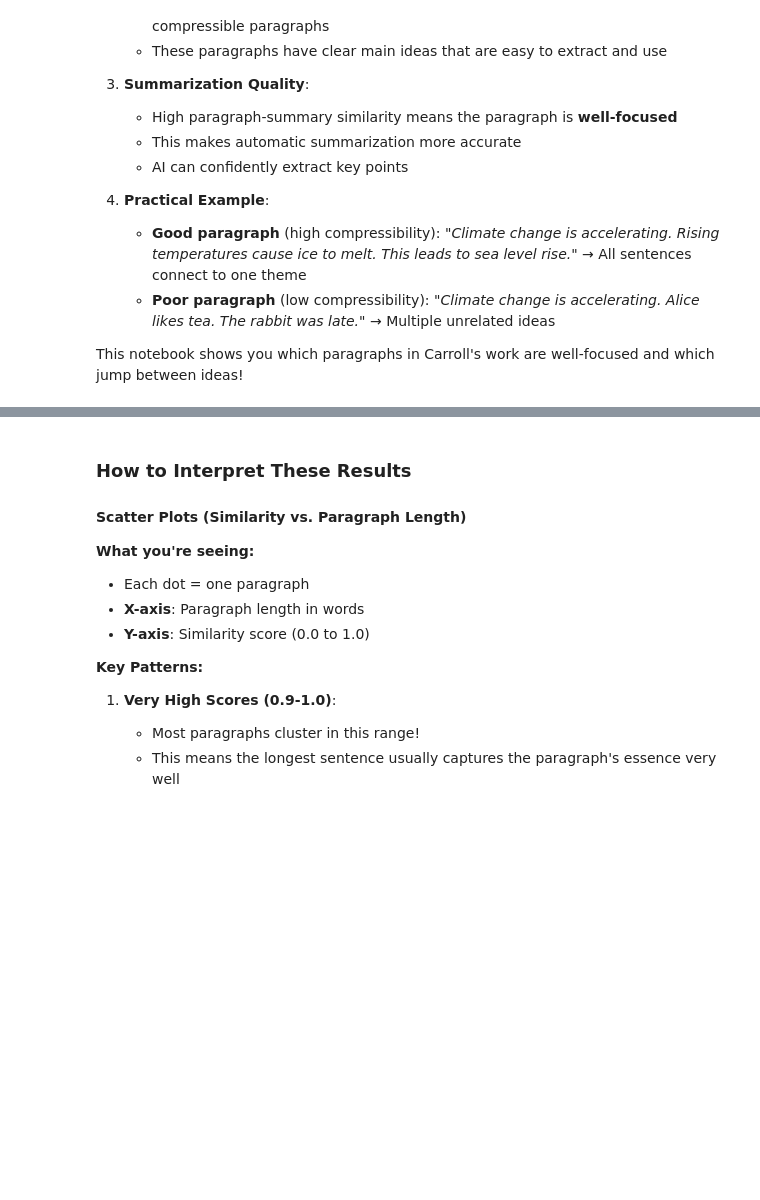
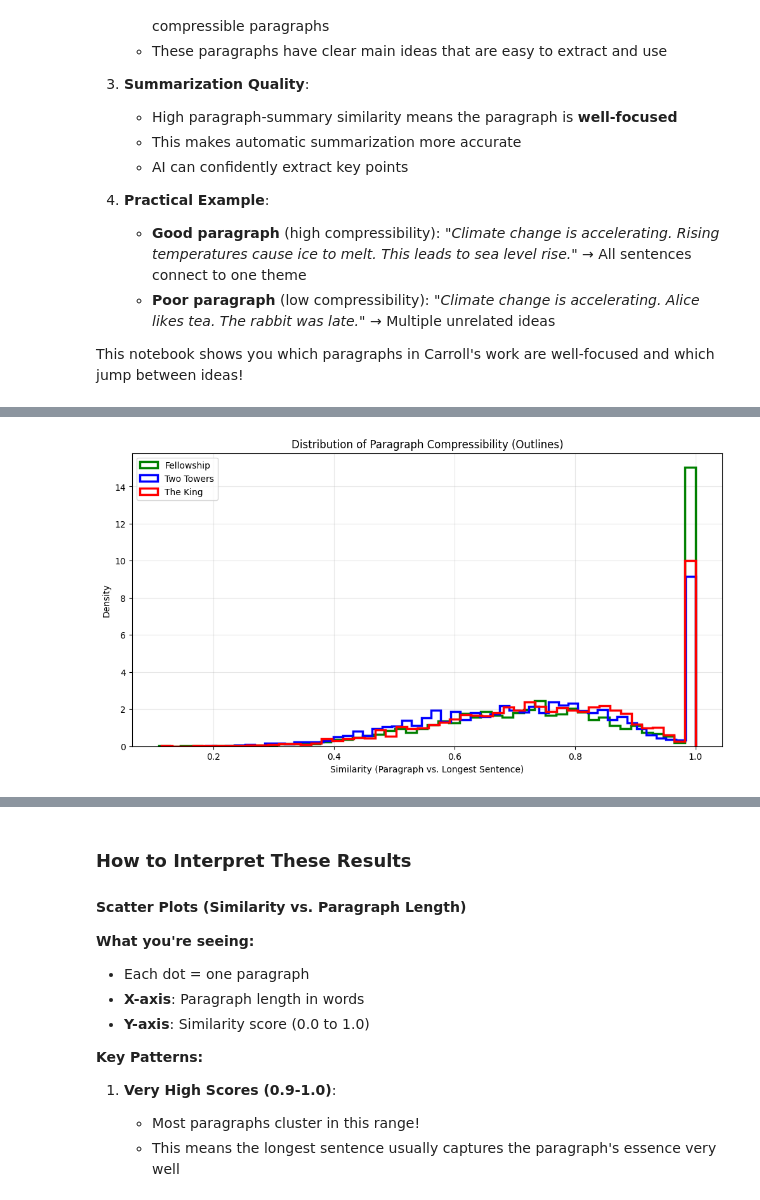
Before and after one commit to Team-DVA/applied-NLP-week4, a Jupyter notebook: notebooks/4_AppliedNLP_Session4_Paragraph_Summary_Similarity.ipynb, the cells around one changed output, grey strips where cells are left out. Cells and saved outputs as stored; diff of their text form; code cells hidden in the pictures; blank space fills up the shorter version.

```diff
--- a/notebooks/4_AppliedNLP_Session4_Paragraph_Summary_Similarity.ipynb
+++ b/notebooks/4_AppliedNLP_Session4_Paragraph_Summary_Similarity.ipynb
@@ -86,10 +86,29 @@ towers_text = load_book('../data/TwoTowers.txt')
 king_text = load_book('../data/TheKing.txt')
 # %%
 # --- 2. Core Logic ---
-def split_into_paragraphs(text: str, min_words: int = 10) -> List[str]:
+def split_into_paragraphs(text: str, min_words: int = 5) -> List[str]:
+    """
+    UNIVERSAL SPLITTER (Patched for 'The King')
+    Forces a split on EVERY newline to handle varying file formats.
+    """
+    # 1. Normalize all newlines to standard \n
     text = text.replace('\r\n', '\n').replace('\r', '\n')
-    raw_paras = re.split(r'\n\s*\n+', text)
-    return [p.strip() for p in raw_paras if len(p.split()) >= min_words]
+
+    # 2. Split on EVERY single newline (Aggressive Mode)
+    # This works for The King (single lines) AND Fellowship (double lines)
+    # because empty strings from double lines get filtered out below.
+    paras = text.split('\n')
+
+    # 3. Clean and Filter
+    # We lowered min_words to 5 to catch short dialogue like "Yes." or "No."
+    cleaned_paras = []
+    for p in paras:
+        p = p.strip()
+        # Skip empty lines or tiny artifacts
+        if len(p.split()) >= min_words:
+            cleaned_paras.append(p)
+
+    return cleaned_paras
 
 def sentence_split(paragraph: str) -> List[str]:
     """Smart sentence splitter that ignores common abbreviations."""
@@ -175,0 +205,21 @@ plt.show()
+# %%
+# Option 1: Step Histogram (Clean outlines)
+fig, ax = plt.subplots(figsize=(12, 6))
+
+# histtype='step' draws just the outline. linewidth makes it visible.
+ax.hist(f_sim, bins=50, label='Fellowship', density=True,
+        color='green', histtype='step', linewidth=2.5)
+ax.hist(t_sim, bins=50, label='Two Towers', density=True,
+        color='blue', histtype='step', linewidth=2.5)
+ax.hist(k_sim, bins=50, label='The King', density=True,
+        color='red', histtype='step', linewidth=2.5)
+
+ax.set_title('Distribution of Paragraph Compressibility (Outlines)')
+ax.set_xlabel('Similarity (Paragraph vs. Longest Sentence)')
+ax.set_ylabel('Density')
+ax.legend()
+ax.grid(True, alpha=0.3)
+
+plt.show()
+# %% [output]
+[figure, added]
```
Also changed, not shown: parts of 3 cells of this notebook, 2 other files.
